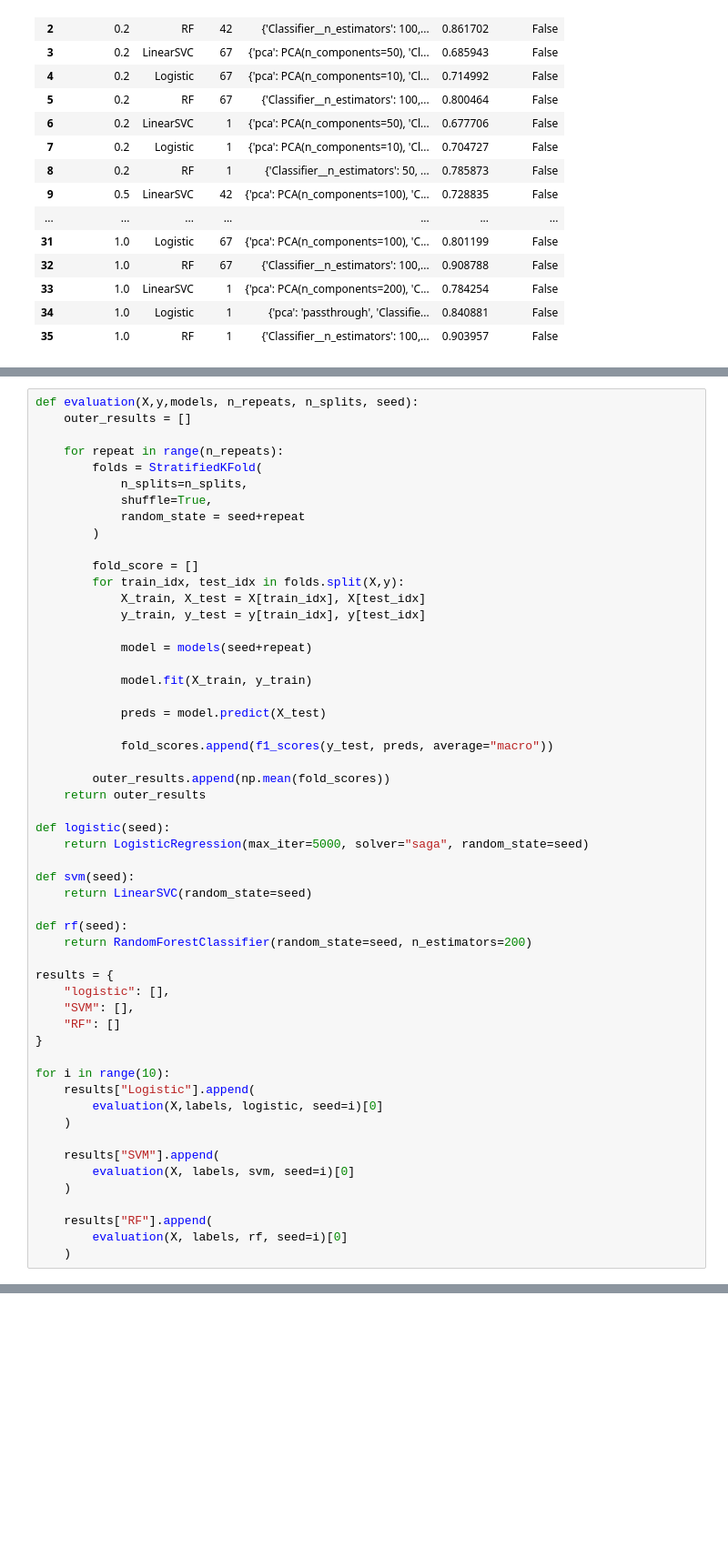
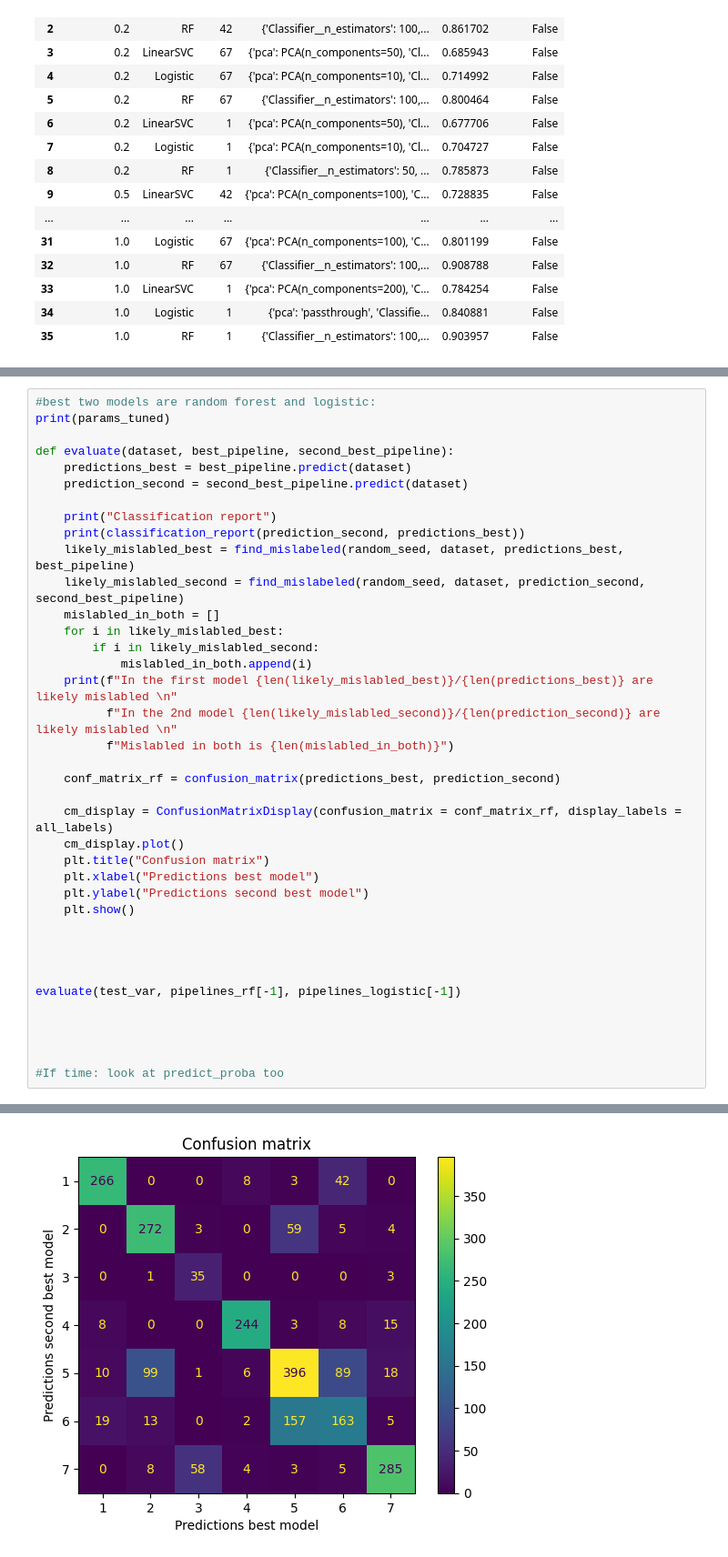
Before and after one commit to CleosCleopatra/Big_data_exam, a Jupyter notebook: Q1.ipynb, the cells around one changed output, grey strips where cells are left out. Shown at 91% size. Drawn from its saved outputs; the diff is of its cells as text; blank space fills up the shorter version.

```diff
--- a/Q1.ipynb
+++ b/Q1.ipynb
@@ -789,54 +744,39 @@ IndexError: index 11 is out of bounds for axis 0 with size 11
 # %%
-def evaluation(X,y,models, n_repeats, n_splits, seed):
-    outer_results = []
+#best two models are random forest and logistic:
+print(params_tuned)
 
-    for repeat in range(n_repeats):
-        folds = StratifiedKFold(
-            n_splits=n_splits,
-            shuffle=True,
-            random_state = seed+repeat
-        )
+def evaluate(dataset, best_pipeline, second_best_pipeline):
+    predictions_best = best_pipeline.predict(dataset)
+    prediction_second = second_best_pipeline.predict(dataset)
 
-        fold_score = []
-        for train_idx, test_idx in folds.split(X,y):
-            X_train, X_test = X[train_idx], X[test_idx]
-            y_train, y_test = y[train_idx], y[test_idx]
+    print("Classification report")
+    print(classification_report(prediction_second, predictions_best))
+    likely_mislabled_best = find_mislabeled(random_seed, dataset, predictions_best, best_pipeline)
+    likely_mislabled_second = find_mislabeled(random_seed, dataset, prediction_second, second_best_pipeline)
+    mislabled_in_both = []
+    for i in likely_mislabled_best:
+        if i in likely_mislabled_second:
+            mislabled_in_both.append(i)
+    print(f"In the first model {len(likely_mislabled_best)}/{len(predictions_best)} are likely mislabled \n"
+          f"In the 2nd model {len(likely_mislabled_second)}/{len(prediction_second)} are likely mislabled \n"
+          f"Mislabled in both is {len(mislabled_in_both)}")
 
-            model = models(seed+repeat)
+    conf_matrix_rf = confusion_matrix(predictions_best, prediction_second)
 
-            model.fit(X_train, y_train)
+    cm_display = ConfusionMatrixDisplay(confusion_matrix = conf_matrix_rf, display_labels = all_labels)
+    cm_display.plot()
+    plt.title("Confusion matrix")
+    plt.xlabel("Predictions best model")
+    plt.ylabel("Predictions second best model")
+    plt.show()
 
-            preds = model.predict(X_test)
 
-            fold_scores.append(f1_scores(y_test, preds, average="macro"))
 
-        outer_results.append(np.mean(fold_scores))
-    return outer_results
 
-def logistic(seed):
-    return LogisticRegression(max_iter=5000, solver="saga", random_state=seed)
+evaluate(test_var, pipelines_rf[-1], pipelines_logistic[-1])
 
-def svm(seed):
-    return LinearSVC(random_state=seed)
 
-def rf(seed):
-    return RandomForestClassifier(random_state=seed, n_estimators=200)
 
-results = {
-    "logistic": [],
-    "SVM": [],
-    "RF": []
-}
 
-for i in range(10):
-    results["Logistic"].append(
-        evaluation(X,labels, logistic, seed=i)[0]
-    )
-
-    results["SVM"].append(
-        evaluation(X, labels, svm, seed=i)[0]
-    )
-
-    results["RF"].append(
-        evaluation(X, labels, rf, seed=i)[0]
-    )
+#If time: look at predict_proba too
+# %% [output]
@@ -842,0 +802 @@ for i in range(10):
+[figure, added]
```
Also changed, not shown: parts of 12 cells of this notebook.
